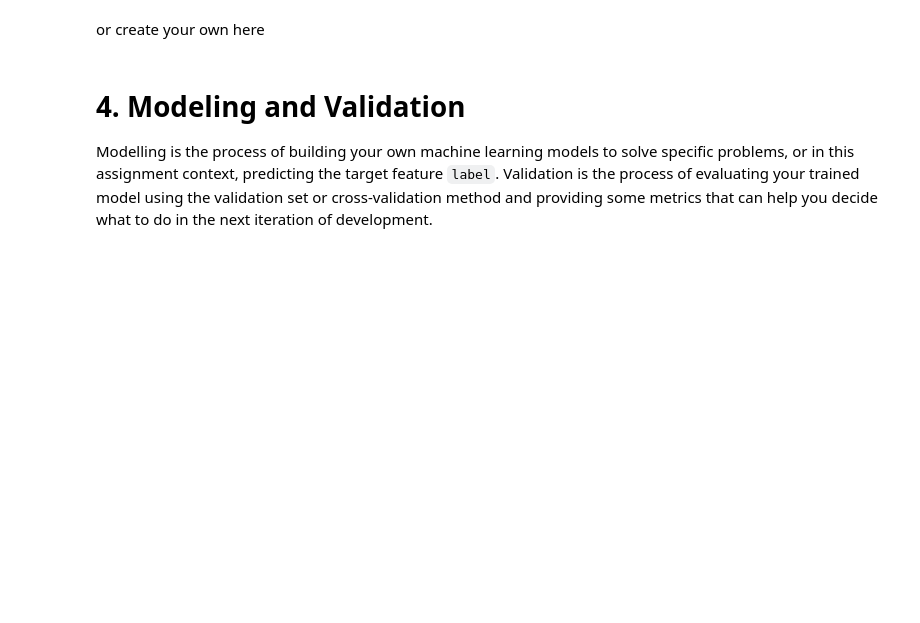
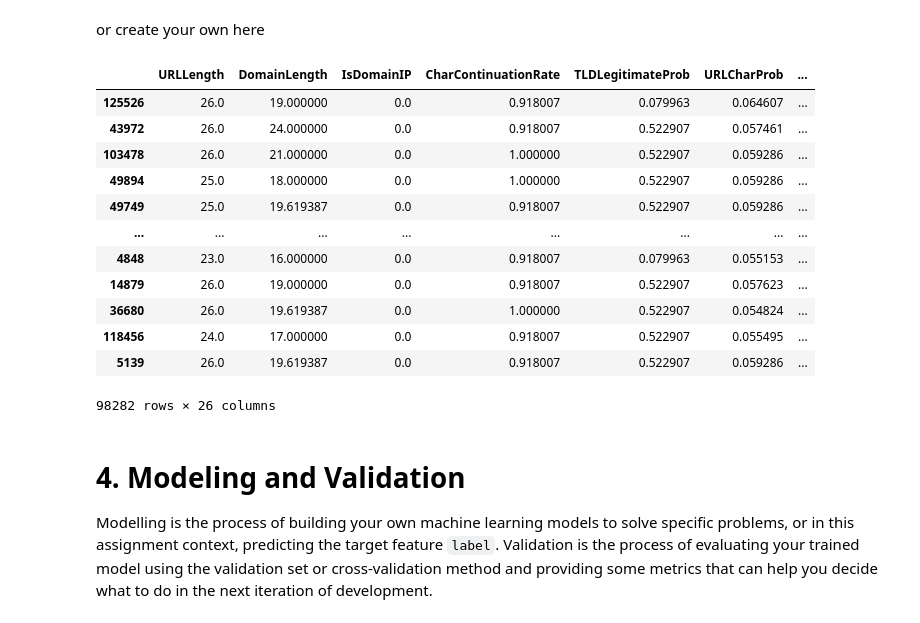
Before and after one commit to AhmadFawwazi/Tugas-Besar-2-IF3070-Dasar-Inteligensi-Artifisial-Implementasi-Algoritma-Pembelajaran-Mesin, a Jupyter notebook: src.ipynb, the cells around one changed output. Cells and saved outputs as stored; diff of their text form; code cells hidden in the pictures; blank space fills up the shorter version.

```diff
--- a/src.ipynb
+++ b/src.ipynb
@@ -488,7 +488,7 @@ columns_to_drop = [
    'LineOfCode', 'LargestLineLength', 'Title', 'URLTitleMatchScore', 'HasFavicon',
    'Robots', 'NoOfSelfRedirect', 'NoOfPopup', 'NoOfiFrame', 'HasExternalFormSubmit',
    'HasSubmitButton', 'HasPasswordField', 'Bank', 'Pay', 'Crypto',
-   'NoOfSelfRef', 'NoOfEmptyRef'
+   'NoOfSelfRef', 'NoOfEmptyRef','TLD'
 ]
 
 from sklearn.base import BaseEstimator, TransformerMixin
@@ -777,16 +777,44 @@ or create your own here
 # %%
 from sklearn.pipeline import Pipeline
 pipe = Pipeline([
     ("cluster_imputer", ClusterImputer(mean_cols=mean_data, median_cols=median_data, modus_cols=modus_data, domain_know_cols=domain_know)),
     ("cluster_outlier",  ClusterOutlier(mean_cols=mean_data, median_cols=median_data, modus_cols=modus_data)),
-    ("feature_dropper", FeatureDropper(drop_features=[columns_to_drop])),
+    ("feature_dropper", FeatureDropper(drop_features=columns_to_drop)),
     ('feature_creator', FeatureCreator()),
-    ('feature_scaler', FeatureScaler()),
-    ('feature_encoder', FeatureEncoder())
+    # ('feature_scaler', FeatureScaler()),
+    # ('feature_encoder', FeatureEncoder())
     # ("feature_scaler", FeatureScaler()),
     # # ("feature_encoder", FeatureEncoder()),
     # # ("imbalanced_handler", ImbalancedHandler())
 ])
+
+from sklearn.model_selection import train_test_split
+
+
+ab =df.copy()
+ch = pipe.fit_transform(ab)
+ch
+train_sets, val_sets = train_test_split(ch, test_size=0.3, random_state=27)
+x_trains = train_sets.loc[:, 'URLLength':'NoOfExternalRef']
+y_trains = train_sets['label']
+x_vals = val_sets.loc[:, 'URLLength':'NoOfExternalRef']
+y_vals = val_sets['label']
+
+x_trains
+# %% [output]
+|  | URLLength | DomainLength | IsDomainIP | CharContinuationRate | TLDLegitimateProb | URLCharProb | ... |
+| 125526 | 26.0 | 19.000000 | 0.0 | 0.918007 | 0.079963 | 0.064607 | ... |
+| 43972 | 26.0 | 24.000000 | 0.0 | 0.918007 | 0.522907 | 0.057461 | ... |
+| 103478 | 26.0 | 21.000000 | 0.0 | 1.000000 | 0.522907 | 0.059286 | ... |
+| 49894 | 25.0 | 18.000000 | 0.0 | 1.000000 | 0.522907 | 0.059286 | ... |
+| 49749 | 25.0 | 19.619387 | 0.0 | 0.918007 | 0.522907 | 0.059286 | ... |
+| ... | ... | ... | ... | ... | ... | ... | ... |
+| 4848 | 23.0 | 16.000000 | 0.0 | 0.918007 | 0.079963 | 0.055153 | ... |
+| 14879 | 26.0 | 19.000000 | 0.0 | 0.918007 | 0.522907 | 0.057623 | ... |
+| 36680 | 26.0 | 19.619387 | 0.0 | 1.000000 | 0.522907 | 0.054824 | ... |
+| 118456 | 24.0 | 17.000000 | 0.0 | 0.918007 | 0.522907 | 0.055495 | ... |
+| 5139 | 26.0 | 19.619387 | 0.0 | 0.918007 | 0.522907 | 0.059286 | ... |
+98282 rows × 26 columns
 # %% [markdown]
 # 4. Modeling and Validation
 
```
Also changed, not shown: parts of 5 cells of this notebook.
